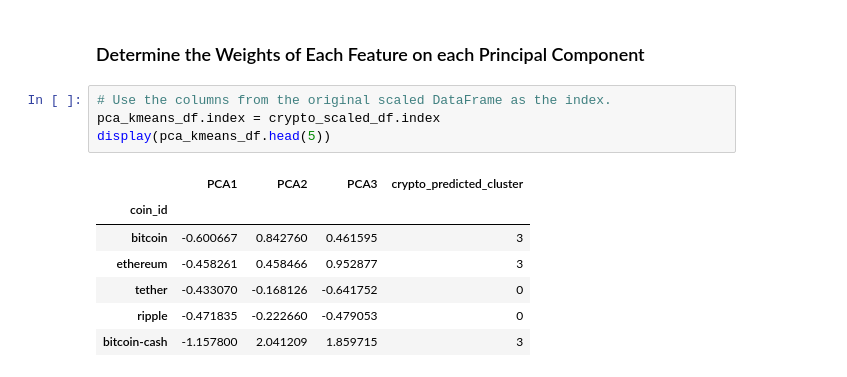
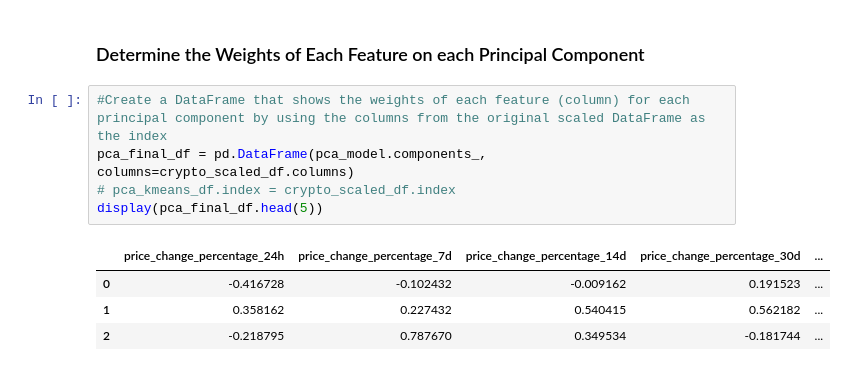
Before and after one commit to inCloset/CryptoClustering, a Jupyter notebook: Crypto_Clustering_starter_code.ipynb, the cells around one changed output. Drawn from its saved outputs; the diff is of its cells as text.

```diff
--- a/Crypto_Clustering_starter_code.ipynb
+++ b/Crypto_Clustering_starter_code.ipynb
@@ -344,14 +344,12 @@ pca_kmeans_df.plot.scatter(x="PCA1",
 # %% [markdown]
 ### Determine the Weights of Each Feature on each Principal Component
 # %%
-# Use the columns from the original scaled DataFrame as the index.
-pca_kmeans_df.index = crypto_scaled_df.index
-display(pca_kmeans_df.head(5))
+#Create a DataFrame that shows the weights of each feature (column) for each principal component by using the columns from the original scaled DataFrame as the index
+pca_final_df = pd.DataFrame(pca_model.components_, columns=crypto_scaled_df.columns)
+# pca_kmeans_df.index = crypto_scaled_df.index
+display(pca_final_df.head(5))
 # %% [output]
-|  | PCA1 | PCA2 | PCA3 | crypto_predicted_cluster |
-| coin_id |  |  |  |  |
-| bitcoin | -0.600667 | 0.842760 | 0.461595 | 3 |
-| ethereum | -0.458261 | 0.458466 | 0.952877 | 3 |
-| tether | -0.433070 | -0.168126 | -0.641752 | 0 |
-| ripple | -0.471835 | -0.222660 | -0.479053 | 0 |
-| bitcoin-cash | -1.157800 | 2.041209 | 1.859715 | 3 |
+|  | price_change_percentage_24h | price_change_percentage_7d | price_change_percentage_14d | price_change_percentage_30d | ... |
+| 0 | -0.416728 | -0.102432 | -0.009162 | 0.191523 | ... |
+| 1 | 0.358162 | 0.227432 | 0.540415 | 0.562182 | ... |
+| 2 | -0.218795 | 0.787670 | 0.349534 | -0.181744 | ... |
```
Also changed, not shown: parts of 2 cells of this notebook.
